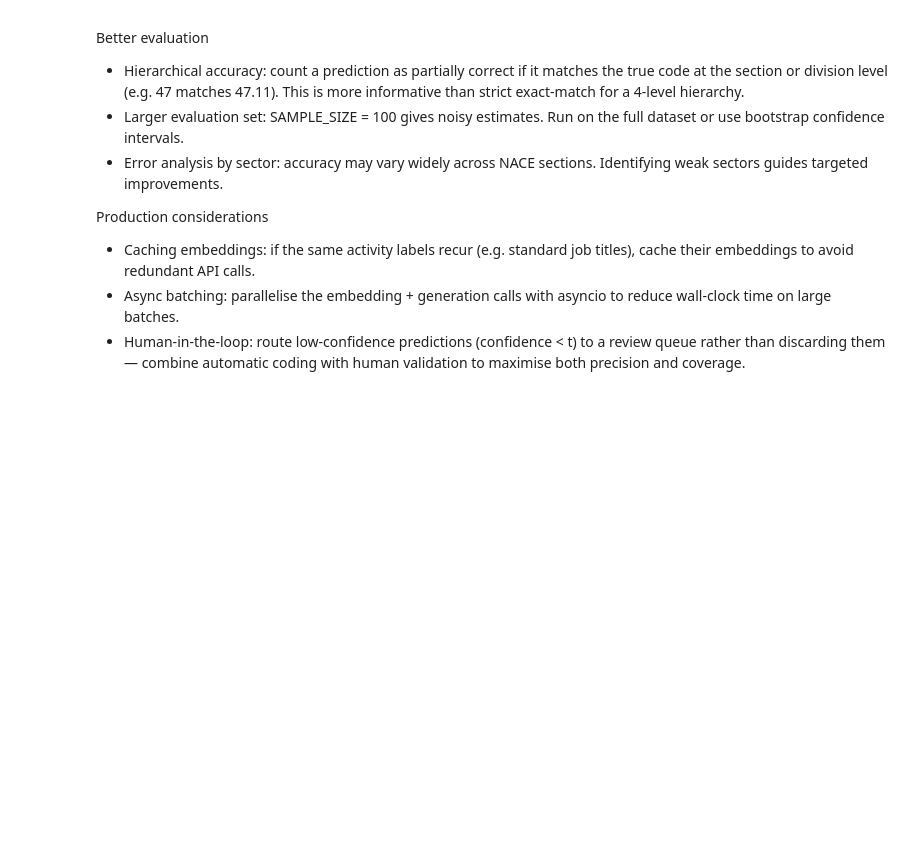
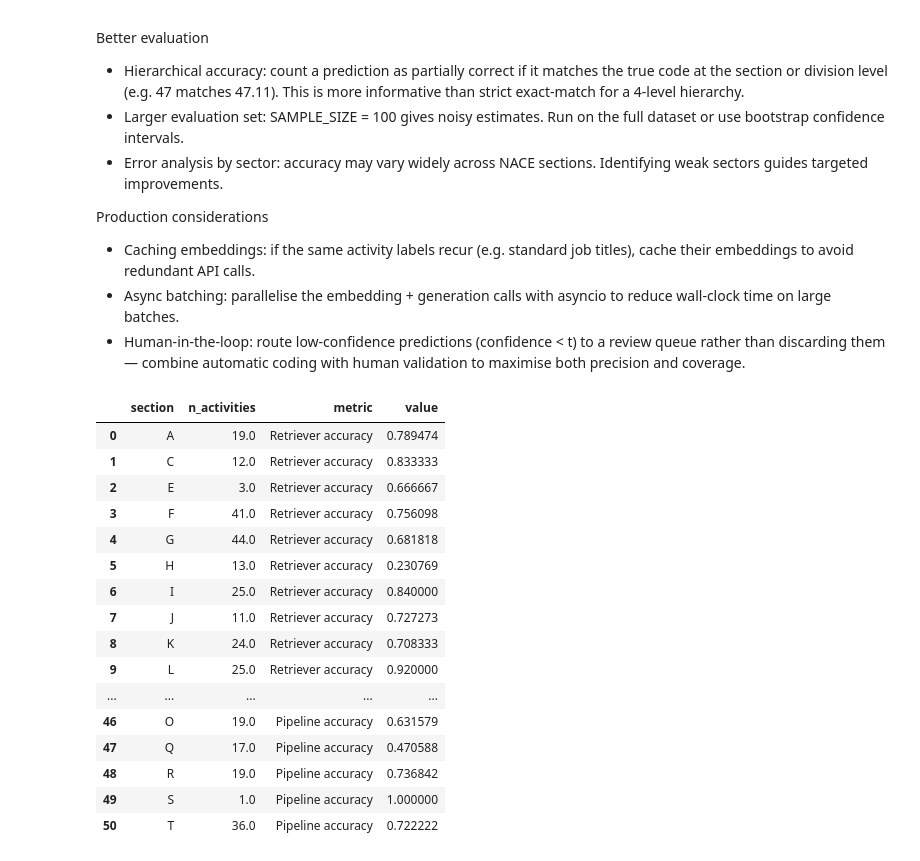
Before and after one commit to sarahdst/funathon-project2, a Jupyter notebook: funathon_RAG.ipynb, the cells around one changed output. Cells and saved outputs as stored; diff of their text form; code cells hidden in the pictures; blank space fills up the shorter version.

```diff
--- a/funathon_RAG.ipynb
+++ b/funathon_RAG.ipynb
@@ -1753,0 +1868,58 @@ Production considerations
+# %%
+section_accuracy = (
+    results
+    .groupby("section", observed=True)
+    .apply(
+        lambda df: pd.Series({
+            "n_activities": len(df),
+            "retriever_accuracy": df["retriever_hit"].mean(),
+            "llm_accuracy": (
+                df.loc[df["retriever_hit"], "pipeline_correct"].mean()
+                if df["retriever_hit"].any()
+                else np.nan
+            ),
+            "pipeline_accuracy": df["pipeline_correct"].mean()
+        }),
+        include_groups=False
+    )
+    .reset_index()
+)
+
+section_accuracy
+
+df_section_plot = section_accuracy.melt(
+    id_vars=["section", "n_activities"],
+    value_vars=[
+        "retriever_accuracy",
+        "llm_accuracy",
+        "pipeline_accuracy"
+    ],
+    var_name="metric",
+    value_name="value"
+)
+
+df_section_plot["metric"] = df_section_plot["metric"].map({
+    "retriever_accuracy": "Retriever accuracy",
+    "llm_accuracy": "LLM accuracy (conditional)",
+    "pipeline_accuracy": "Pipeline accuracy"
+})
+
+df_section_plot
+# %% [output]
+|  | section | n_activities | metric | value |
+| 0 | A | 19.0 | Retriever accuracy | 0.789474 |
+| 1 | C | 12.0 | Retriever accuracy | 0.833333 |
+| 2 | E | 3.0 | Retriever accuracy | 0.666667 |
+| 3 | F | 41.0 | Retriever accuracy | 0.756098 |
+| 4 | G | 44.0 | Retriever accuracy | 0.681818 |
+| 5 | H | 13.0 | Retriever accuracy | 0.230769 |
+| 6 | I | 25.0 | Retriever accuracy | 0.840000 |
+| 7 | J | 11.0 | Retriever accuracy | 0.727273 |
+| 8 | K | 24.0 | Retriever accuracy | 0.708333 |
+| 9 | L | 25.0 | Retriever accuracy | 0.920000 |
+| ... | ... | ... | ... | ... |
+| 46 | O | 19.0 | Pipeline accuracy | 0.631579 |
+| 47 | Q | 17.0 | Pipeline accuracy | 0.470588 |
+| 48 | R | 19.0 | Pipeline accuracy | 0.736842 |
+| 49 | S | 1.0 | Pipeline accuracy | 1.000000 |
+| 50 | T | 36.0 | Pipeline accuracy | 0.722222 |
```
Also changed, not shown: parts of 3 cells of this notebook.
